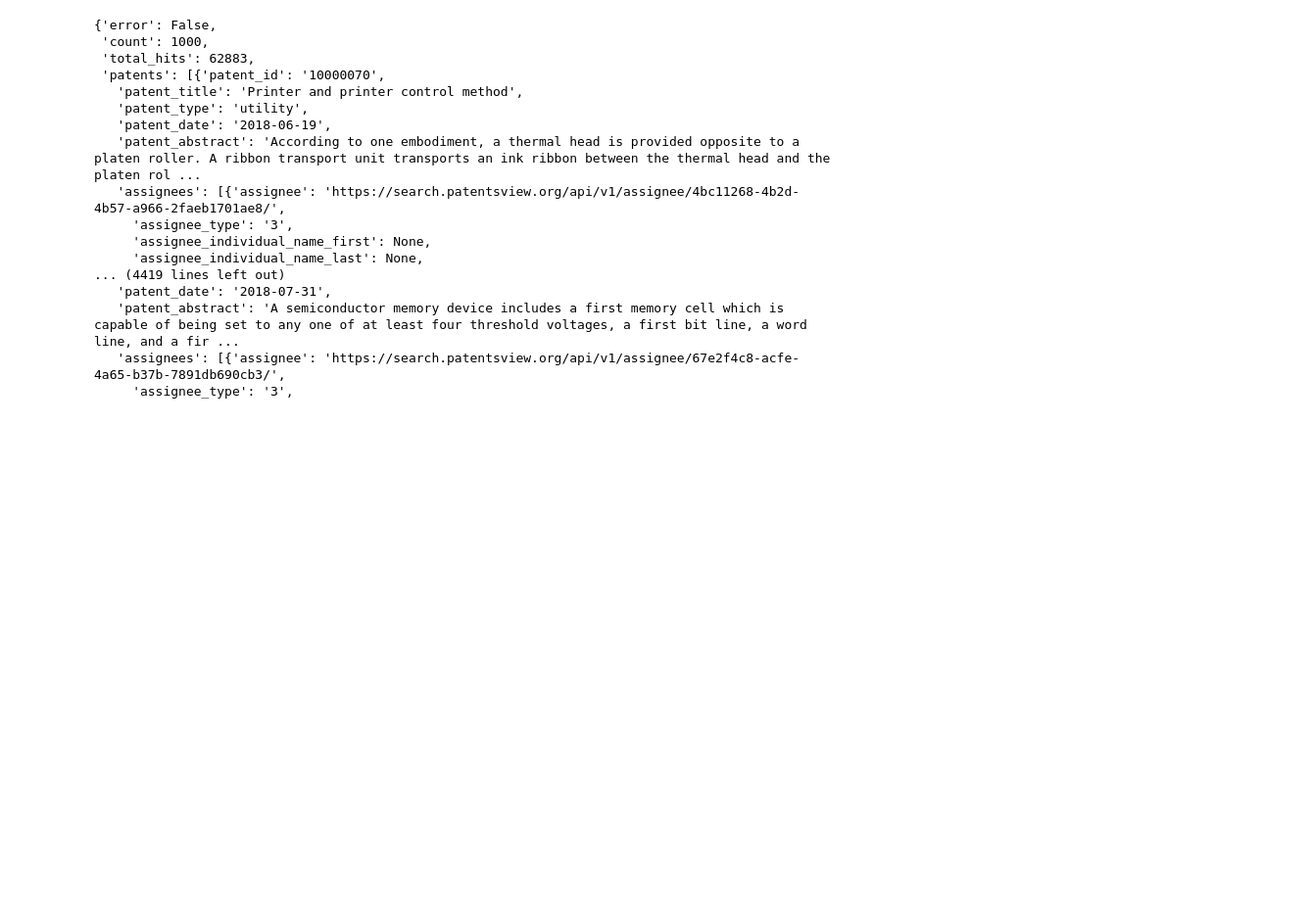
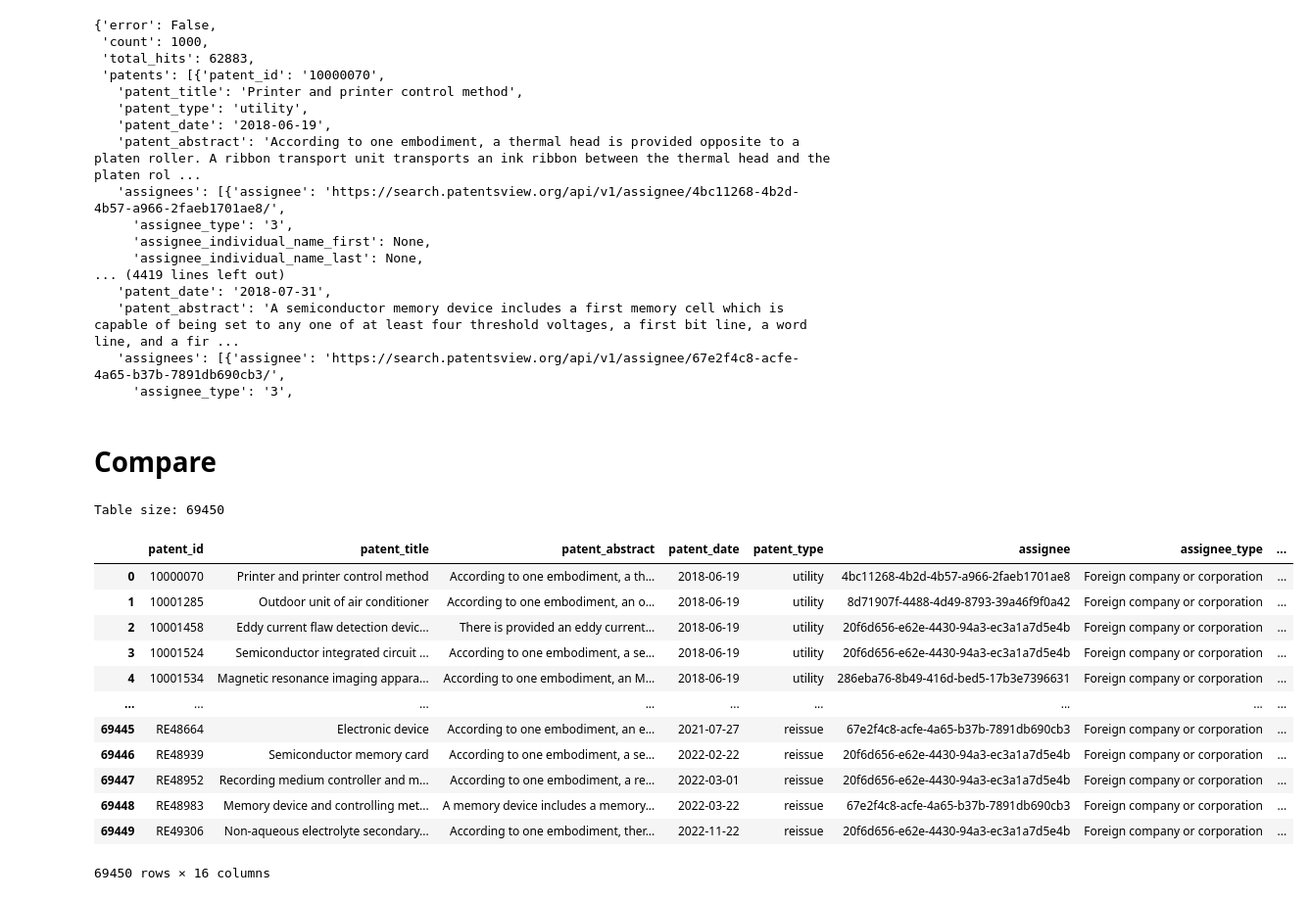
Before and after one commit to PatentsView/PatentsView-assignee-hand-disambiguation, a Jupyter notebook: walkthrough.ipynb, the cells around one changed output. Shown at 98% size. Saved outputs shown, nothing was run; the diff lists cells and outputs as text; code cells hidden in the pictures; blank space fills up the shorter version.

Commit message:
Compare.py

```diff
--- a/walkthrough.ipynb
+++ b/walkthrough.ipynb
@@ -528,3 +528,24 @@ response.json()
    'patent_abstract': 'A semiconductor memory device includes a first memory cell which is capable of being set to any one of at least four threshold voltages, a first bit line, a word line, and a fir ...
    'assignees': [{'assignee': 'https://search.patentsview.org/api/v1/assignee/67e2f4c8-acfe-4a65-b37b-7891db690cb3/',
      'assignee_type': '3',
+# %% [markdown]
+# Compare
+# %%
+review = pd.read_csv('data/06 - review/US5031150-0-difference.csv', dtype={'patent_id': str})
+print("Table size:", len(review.index))
+review
+# %% [output]
+Table size: 69450
+|  | patent_id | patent_title | patent_abstract | patent_date | patent_type | assignee | assignee_type | ... |
+| 0 | 10000070 | Printer and printer control method | According to one embodiment, a th... | 2018-06-19 | utility | 4bc11268-4b2d-4b57-a966-2faeb1701ae8 | Foreign company or corporation | ... |
+| 1 | 10001285 | Outdoor unit of air conditioner | According to one embodiment, an o... | 2018-06-19 | utility | 8d71907f-4488-4d49-8793-39a46f9f0a42 | Foreign company or corporation | ... |
+| 2 | 10001458 | Eddy current flaw detection devic... | There is provided an eddy current... | 2018-06-19 | utility | 20f6d656-e62e-4430-94a3-ec3a1a7d5e4b | Foreign company or corporation | ... |
+| 3 | 10001524 | Semiconductor integrated circuit ... | According to one embodiment, a se... | 2018-06-19 | utility | 20f6d656-e62e-4430-94a3-ec3a1a7d5e4b | Foreign company or corporation | ... |
+| 4 | 10001534 | Magnetic resonance imaging appara... | According to one embodiment, an M... | 2018-06-19 | utility | 286eba76-8b49-416d-bed5-17b3e7396631 | Foreign company or corporation | ... |
+| ... | ... | ... | ... | ... | ... | ... | ... | ... |
+| 69445 | RE48664 | Electronic device | According to one embodiment, an e... | 2021-07-27 | reissue | 67e2f4c8-acfe-4a65-b37b-7891db690cb3 | Foreign company or corporation | ... |
+| 69446 | RE48939 | Semiconductor memory card | According to one embodiment, a se... | 2022-02-22 | reissue | 20f6d656-e62e-4430-94a3-ec3a1a7d5e4b | Foreign company or corporation | ... |
+| 69447 | RE48952 | Recording medium controller and m... | According to one embodiment, a re... | 2022-03-01 | reissue | 20f6d656-e62e-4430-94a3-ec3a1a7d5e4b | Foreign company or corporation | ... |
+| 69448 | RE48983 | Memory device and controlling met... | A memory device includes a memory... | 2022-03-22 | reissue | 67e2f4c8-acfe-4a65-b37b-7891db690cb3 | Foreign company or corporation | ... |
+| 69449 | RE49306 | Non-aqueous electrolyte secondary... | According to one embodiment, ther... | 2022-11-22 | reissue | 20f6d656-e62e-4430-94a3-ec3a1a7d5e4b | Foreign company or corporation | ... |
+69450 rows × 16 columns
```
Also changed, not shown: 10 other files.
